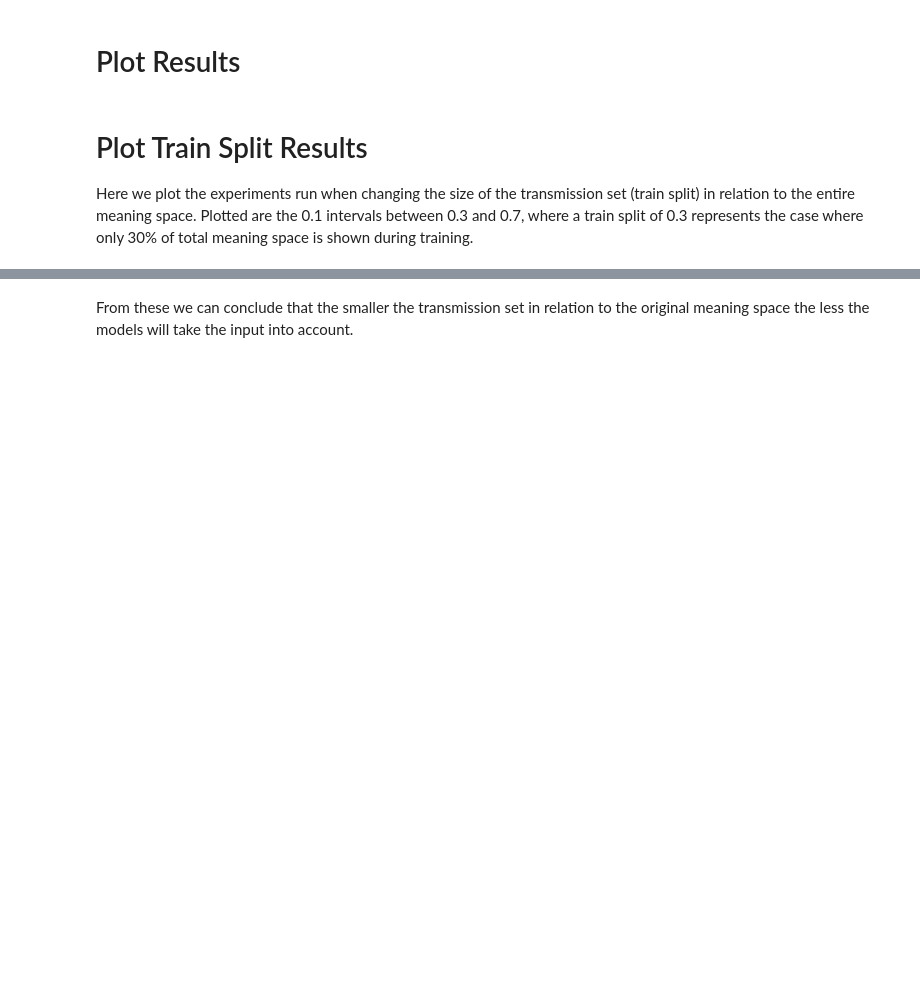
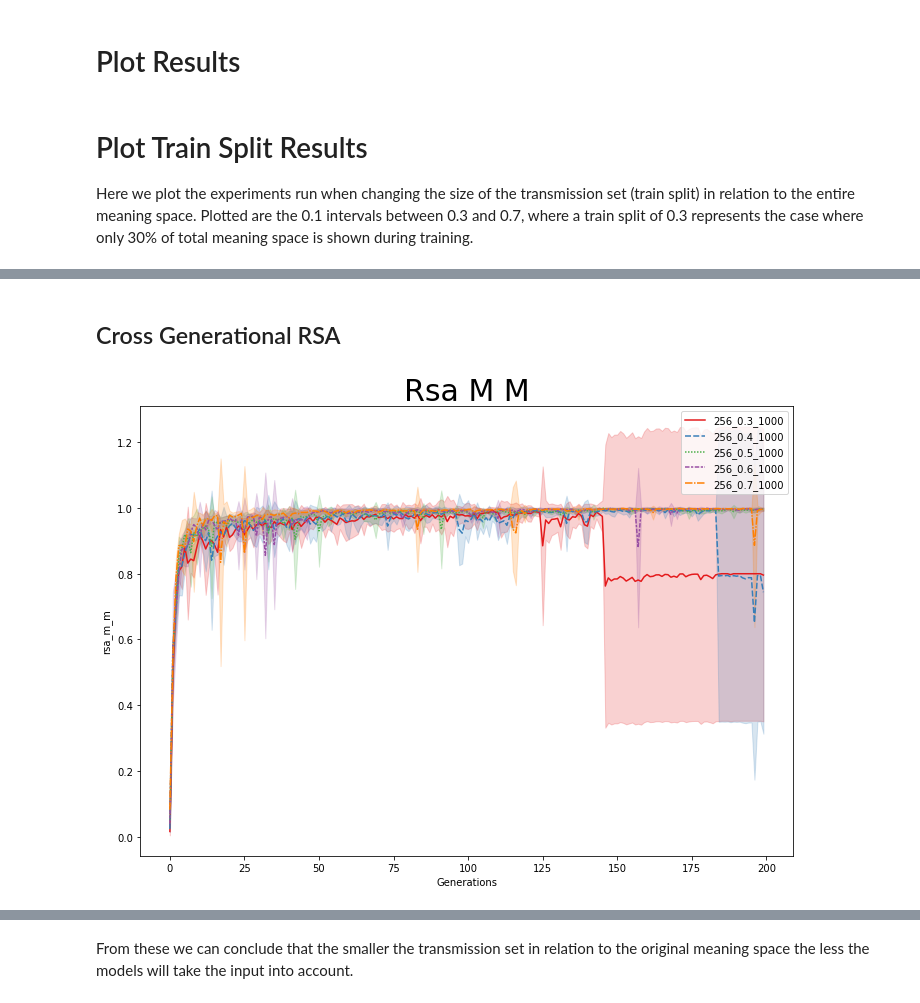
Before and after one commit to gautierdag/cultural-magnification, a Jupyter notebook: main.ipynb, the cells around one changed output, grey strips where cells are left out. Drawn from its saved outputs; the diff is of its cells as text; code cells hidden in the pictures; blank space fills up the shorter version.

```diff
--- a/main.ipynb
+++ b/main.ipynb
@@ -155,0 +157,7 @@ plot_metric(train_size_dict, metric='custom_topo', title="Basic IOU Topographic"
+# %% [markdown]
+## Cross Generational RSA
+# %%
+# Cross generational message RSA
+plot_metric(train_size_dict, metric='rsa_m_m')  # hamming / hamming
+# %% [output]
+[figure, added]
```
Also changed, not shown: parts of 12 cells of this notebook.
